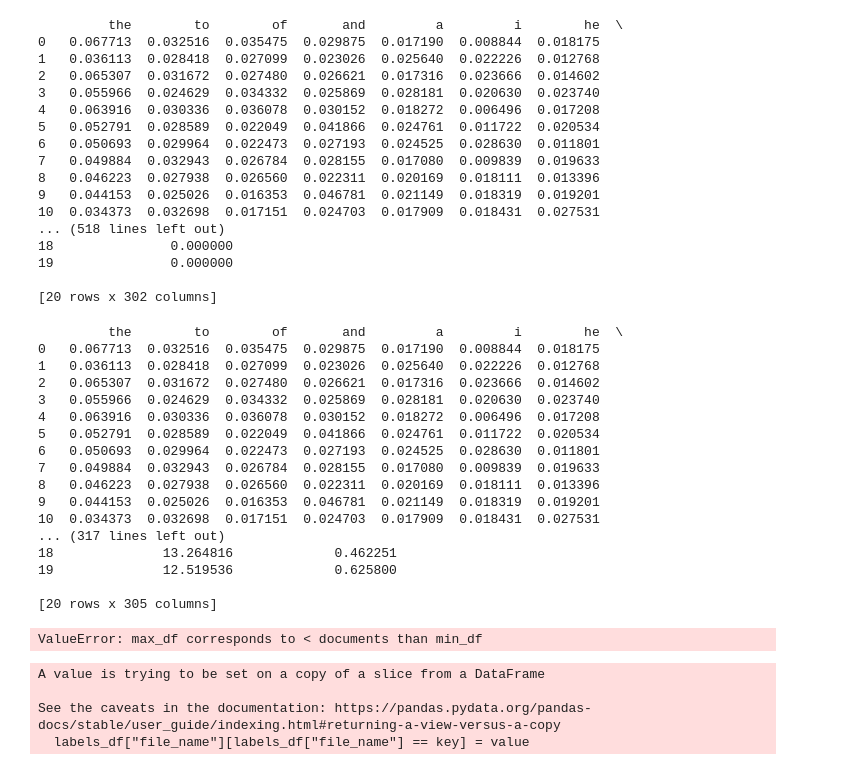
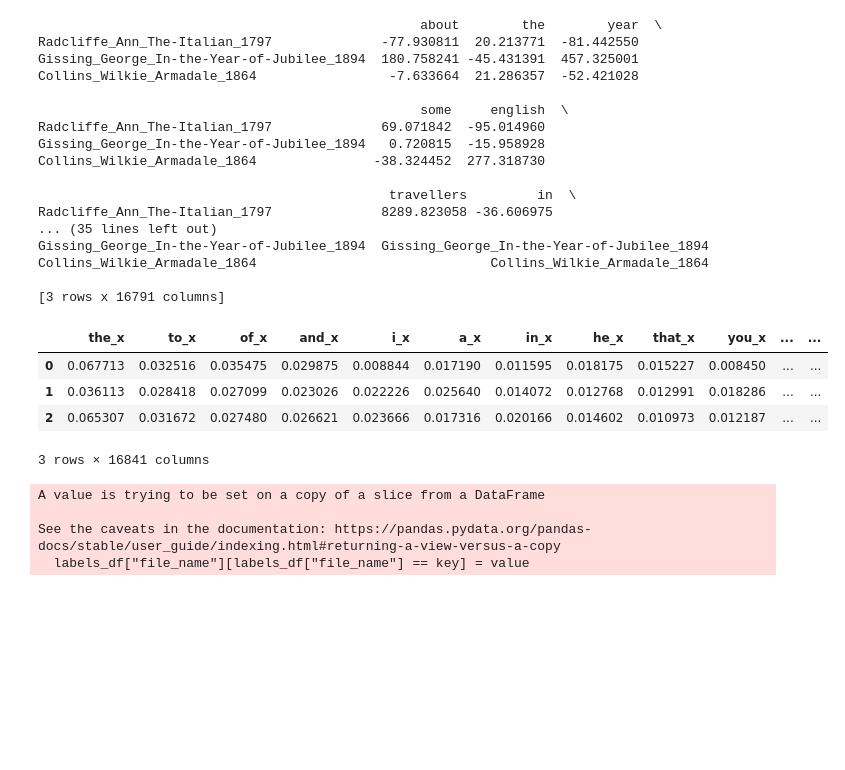
Before and after one commit to sta-a/great-unread, a Jupyter notebook: nbs/handcrafted_features.ipynb, the cells around one changed output. Saved outputs shown, nothing was run; the diff lists cells and outputs as text; code cells hidden in the pictures; blank space fills up the shorter version.

Commit message:
add keyness based on %diff instead of log ratio, add reference corpus

```diff
--- a/nbs/handcrafted_features.ipynb
+++ b/nbs/handcrafted_features.ipynb
@@ -22,6 +23,6 @@ sentences_per_chunk = 200
 #d2vcv.fit_transform(doc_paths)
 # %%
 doc_paths = os.listdir('/home/annina/scripts/great_unread_nlp/data/processed_sentences/eng') #####
-doc_paths = ['../data/raw_docs/eng/' + path for path in doc_paths][:20]
+doc_paths = ['../data/raw_docs/eng/' + path for path in doc_paths][0:3]
 print(doc_paths)
 # %% [output]
@@ -57,43 +54,33 @@ for doc_path in tqdm(doc_paths):
 cbfe = CorpusBasedFeatureExtractor(lang, doc_paths, all_average_sbert_sentence_embeddings, all_doc2vec_chunk_embeddings)
 all_corpus_based_features = cbfe.get_all_features()
 
-all_corpus_based_features.to_csv('../test',index=True)
+#all_corpus_based_features.to_csv('../test',index=True)
 # %% [output]
-         the        to        of       and         a         i        he  \
-0   0.067713  0.032516  0.035475  0.029875  0.017190  0.008844  0.018175
-1   0.036113  0.028418  0.027099  0.023026  0.025640  0.022226  0.012768
-2   0.065307  0.031672  0.027480  0.026621  0.017316  0.023666  0.014602
-3   0.055966  0.024629  0.034332  0.025869  0.028181  0.020630  0.023740
-4   0.063916  0.030336  0.036078  0.030152  0.018272  0.006496  0.017208
-5   0.052791  0.028589  0.022049  0.041866  0.024761  0.011722  0.020534
-6   0.050693  0.029964  0.022473  0.027193  0.024525  0.028630  0.011801
-7   0.049884  0.032943  0.026784  0.028155  0.017080  0.009839  0.019633
-8   0.046223  0.027938  0.026560  0.022311  0.020169  0.018111  0.013396
-9   0.044153  0.025026  0.016353  0.046781  0.021149  0.018319  0.019201
-10  0.034373  0.032698  0.017151  0.024703  0.017909  0.018431  0.027531
-... (518 lines left out)
-18               0.000000
-19               0.000000
+                                                 about        the        year  \
+Radcliffe_Ann_The-Italian_1797              -77.930811  20.213771  -81.442550
+Gissing_George_In-the-Year-of-Jubilee_1894  180.758241 -45.431391  457.325001
+Collins_Wilkie_Armadale_1864                 -7.633664  21.286357  -52.421028
 
-[20 rows x 302 columns]
+                                                 some     english  \
+Radcliffe_Ann_The-Italian_1797              69.071842  -95.014960
+Gissing_George_In-the-Year-of-Jubilee_1894   0.720815  -15.958928
+Collins_Wilkie_Armadale_1864               -38.324452  277.318730
+
+                                             travellers         in  \
+Radcliffe_Ann_The-Italian_1797              8289.823058 -36.606975
+... (35 lines left out)
+Gissing_George_In-the-Year-of-Jubilee_1894  Gissing_George_In-the-Year-of-Jubilee_1894
+Collins_Wilkie_Armadale_1864                              Collins_Wilkie_Armadale_1864
+
+[3 rows x 16791 columns]
-         the        to        of       and         a         i        he  \
-0   0.067713  0.032516  0.035475  0.029875  0.017190  0.008844  0.018175
-1   0.036113  0.028418  0.027099  0.023026  0.025640  0.022226  0.012768
-2   0.065307  0.031672  0.027480  0.026621  0.017316  0.023666  0.014602
-3   0.055966  0.024629  0.034332  0.025869  0.028181  0.020630  0.023740
-4   0.063916  0.030336  0.036078  0.030152  0.018272  0.006496  0.017208
-5   0.052791  0.028589  0.022049  0.041866  0.024761  0.011722  0.020534
-6   0.050693  0.029964  0.022473  0.027193  0.024525  0.028630  0.011801
-7   0.049884  0.032943  0.026784  0.028155  0.017080  0.009839  0.019633
-8   0.046223  0.027938  0.026560  0.022311  0.020169  0.018111  0.013396
-9   0.044153  0.025026  0.016353  0.046781  0.021149  0.018319  0.019201
-10  0.034373  0.032698  0.017151  0.024703  0.017909  0.018431  0.027531
-... (317 lines left out)
-18              13.264816             0.462251
-19              12.519536             0.625800
-
-[20 rows x 305 columns]
-ValueError: max_df corresponds to < documents than min_df
+# %%
+all_corpus_based_features
+# %% [output]
+|  | the_x | to_x | of_x | and_x | i_x | a_x | in_x | he_x | that_x | you_x | ... | ... |
+| 0 | 0.067713 | 0.032516 | 0.035475 | 0.029875 | 0.008844 | 0.017190 | 0.011595 | 0.018175 | 0.015227 | 0.008450 | ... | ... |
+| 1 | 0.036113 | 0.028418 | 0.027099 | 0.023026 | 0.022226 | 0.025640 | 0.014072 | 0.012768 | 0.012991 | 0.018286 | ... | ... |
+| 2 | 0.065307 | 0.031672 | 0.027480 | 0.026621 | 0.023666 | 0.017316 | 0.020166 | 0.014602 | 0.010973 | 0.012187 | ... | ... |
+3 rows × 16841 columns
 # %%
 df = pd.DataFrame(all_chunk_based_features)
 labels = read_labels(labels_dir, lang)
```
Also changed, not shown: parts of 7 cells of this notebook, 1 other file.
